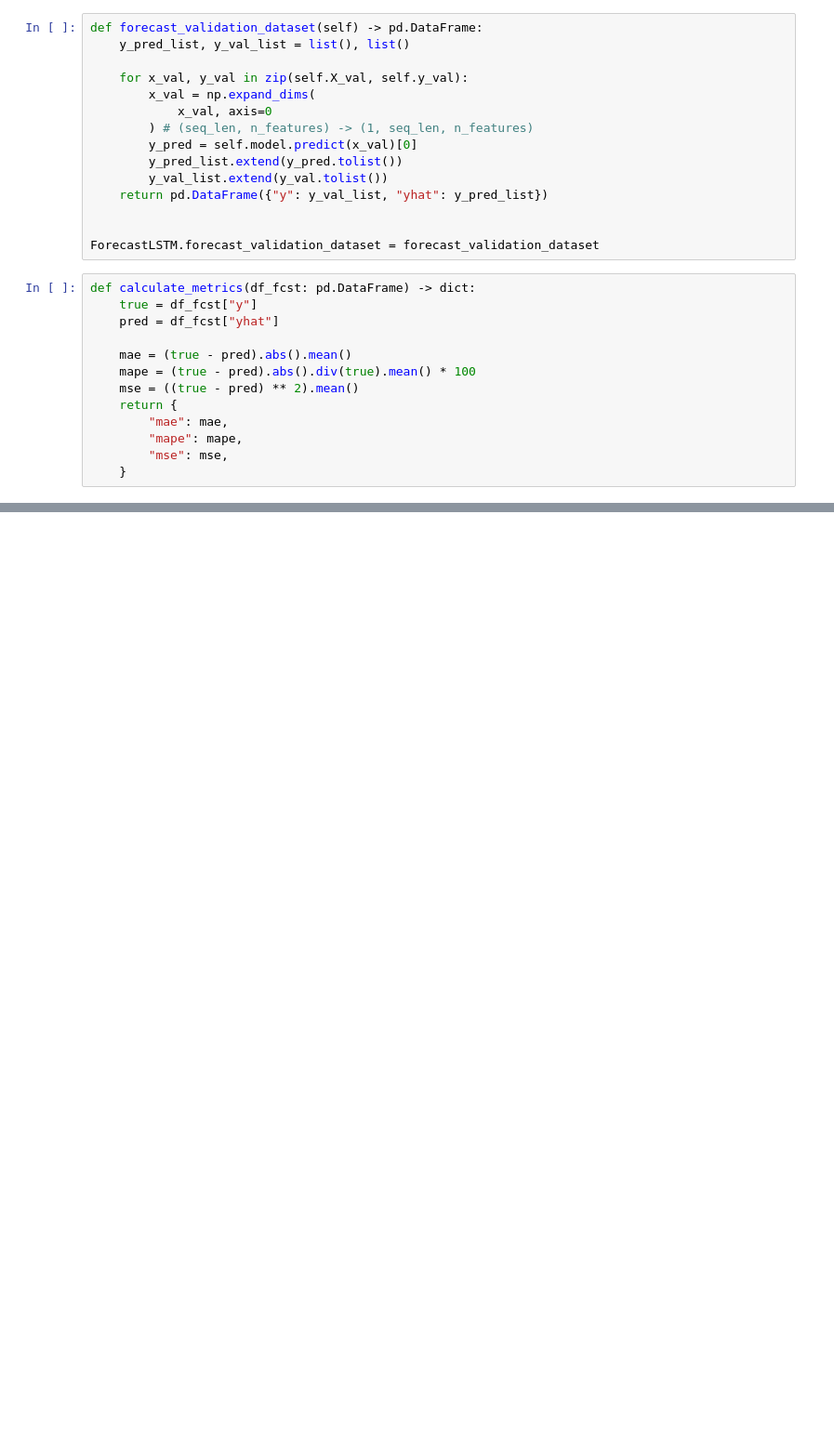
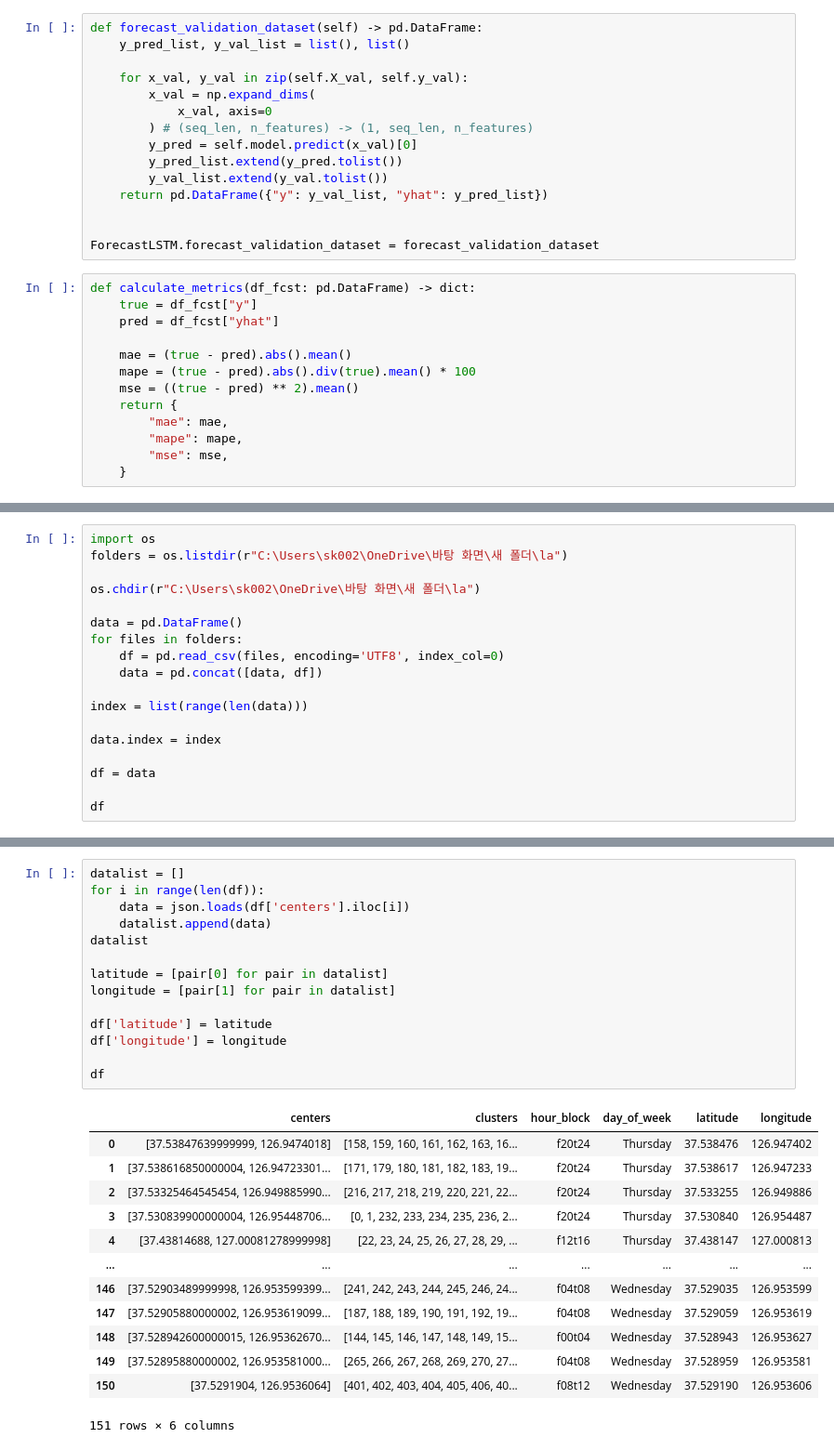
Before and after one commit to kyujin0911/YooDoRi, a Jupyter notebook: ai/LocationPredict.ipynb, the cells around one changed output, grey strips where cells are left out. Shown at 93% size. Saved outputs shown, nothing was run; the diff lists cells and outputs as text; blank space fills up the shorter version.

```diff
--- a/ai/LocationPredict.ipynb
+++ b/ai/LocationPredict.ipynb
@@ -310,0 +410,18 @@ def calculate_metrics(df_fcst: pd.DataFrame) -> dict:
+# %%
+import os
+folders = os.listdir(r"C:\Users\sk002\OneDrive\바탕 화면\새 폴더\la")
+
+os.chdir(r"C:\Users\sk002\OneDrive\바탕 화면\새 폴더\la")
+
+data = pd.DataFrame()
+for files in folders:
+    df = pd.read_csv(files, encoding='UTF8', index_col=0)
+    data = pd.concat([data, df])
+
+index = list(range(len(data)))
+
+data.index = index
+
+df = data
+
+df
@@ -310,0 +442,28 @@ def calculate_metrics(df_fcst: pd.DataFrame) -> dict:
+# %%
+datalist = []
+for i in range(len(df)):
+    data = json.loads(df['centers'].iloc[i])
+    datalist.append(data)
+datalist
+
+latitude = [pair[0] for pair in datalist]
+longitude = [pair[1] for pair in datalist]
+
+df['latitude'] = latitude
+df['longitude'] = longitude
+
+df
+# %% [output]
+|  | centers | clusters | hour_block | day_of_week | latitude | longitude |
+| 0 | [37.53847639999999, 126.9474018] | [158, 159, 160, 161, 162, 163, 16... | f20t24 | Thursday | 37.538476 | 126.947402 |
+| 1 | [37.538616850000004, 126.94723301... | [171, 179, 180, 181, 182, 183, 19... | f20t24 | Thursday | 37.538617 | 126.947233 |
+| 2 | [37.53325464545454, 126.949885990... | [216, 217, 218, 219, 220, 221, 22... | f20t24 | Thursday | 37.533255 | 126.949886 |
+| 3 | [37.530839900000004, 126.95448706... | [0, 1, 232, 233, 234, 235, 236, 2... | f20t24 | Thursday | 37.530840 | 126.954487 |
+| 4 | [37.43814688, 127.00081278999998] | [22, 23, 24, 25, 26, 27, 28, 29, ... | f12t16 | Thursday | 37.438147 | 127.000813 |
+| ... | ... | ... | ... | ... | ... | ... |
+| 146 | [37.52903489999998, 126.953599399... | [241, 242, 243, 244, 245, 246, 24... | f04t08 | Wednesday | 37.529035 | 126.953599 |
+| 147 | [37.52905880000002, 126.953619099... | [187, 188, 189, 190, 191, 192, 19... | f04t08 | Wednesday | 37.529059 | 126.953619 |
+| 148 | [37.528942600000015, 126.95362670... | [144, 145, 146, 147, 148, 149, 15... | f00t04 | Wednesday | 37.528943 | 126.953627 |
+| 149 | [37.52895880000002, 126.953581000... | [265, 266, 267, 268, 269, 270, 27... | f04t08 | Wednesday | 37.528959 | 126.953581 |
+| 150 | [37.5291904, 126.9536064] | [401, 402, 403, 404, 405, 406, 40... | f08t12 | Wednesday | 37.529190 | 126.953606 |
+151 rows × 6 columns
```
Also changed, not shown: parts of 11 cells of this notebook.
